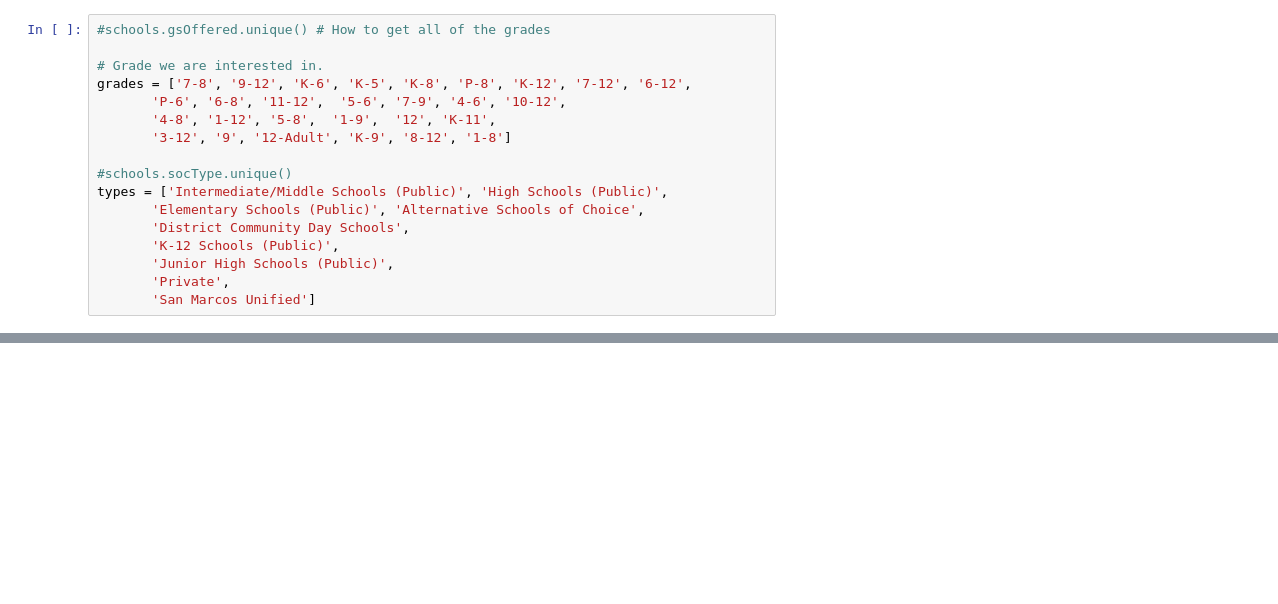
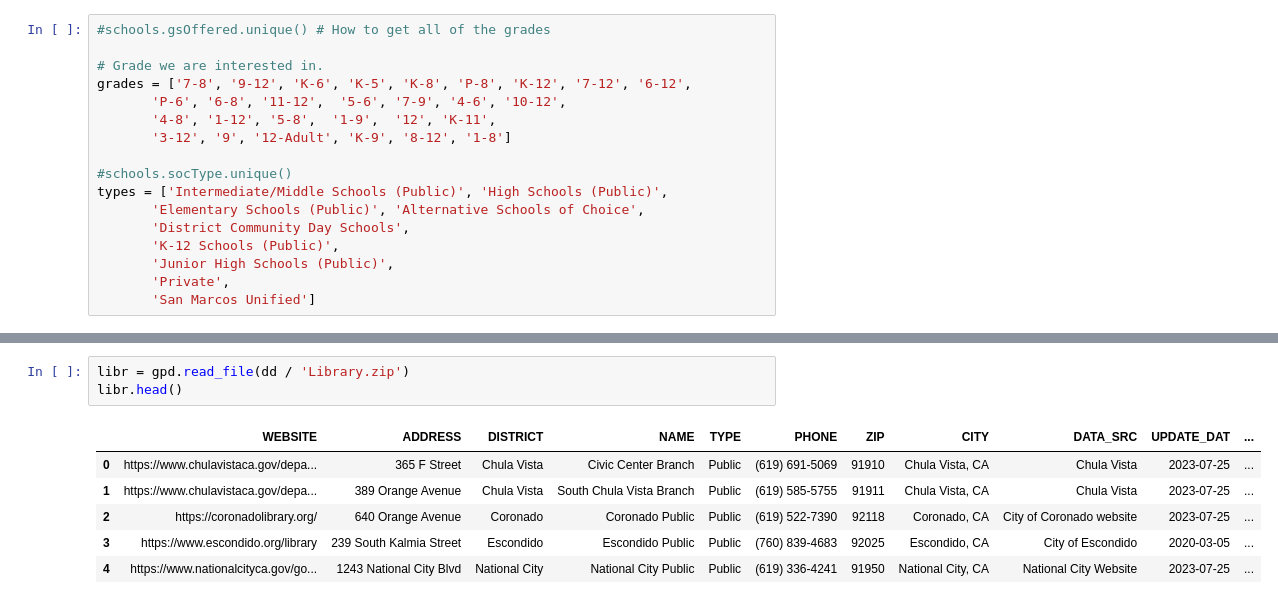
Before and after one commit to jointheleague/marketing-data, a Jupyter notebook: notebooks/ericbusboom/schools.ipynb, the cells around one changed output, grey strips where cells are left out. Saved outputs shown, nothing was run; the diff lists cells and outputs as text; blank space fills up the shorter version.

```diff
--- a/notebooks/ericbusboom/schools.ipynb
+++ b/notebooks/ericbusboom/schools.ipynb
@@ -51,0 +67,10 @@ t.to_file(dd / "schools.geojson", driver='GeoJSON')
+# %%
+libr = gpd.read_file(dd / 'Library.zip')
+libr.head()
+# %% [output]
+|  | WEBSITE | ADDRESS | DISTRICT | NAME | TYPE | PHONE | ZIP | CITY | DATA_SRC | UPDATE_DAT | ... |
+| 0 | https://www.chulavistaca.gov/depa... | 365 F Street | Chula Vista | Civic Center Branch | Public | (619) 691-5069 | 91910 | Chula Vista, CA | Chula Vista | 2023-07-25 | ... |
+| 1 | https://www.chulavistaca.gov/depa... | 389 Orange Avenue | Chula Vista | South Chula Vista Branch | Public | (619) 585-5755 | 91911 | Chula Vista, CA | Chula Vista | 2023-07-25 | ... |
+| 2 | https://coronadolibrary.org/ | 640 Orange Avenue | Coronado | Coronado Public | Public | (619) 522-7390 | 92118 | Coronado, CA | City of Coronado website | 2023-07-25 | ... |
+| 3 | https://www.escondido.org/library | 239 South Kalmia Street | Escondido | Escondido Public | Public | (760) 839-4683 | 92025 | Escondido, CA | City of Escondido | 2020-03-05 | ... |
+| 4 | https://www.nationalcityca.gov/go... | 1243 National City Blvd | National City | National City Public | Public | (619) 336-4241 | 91950 | National City, CA | National City Website | 2023-07-25 | ... |
```
Also changed, not shown: parts of 6 cells of this notebook, 5 other files.
